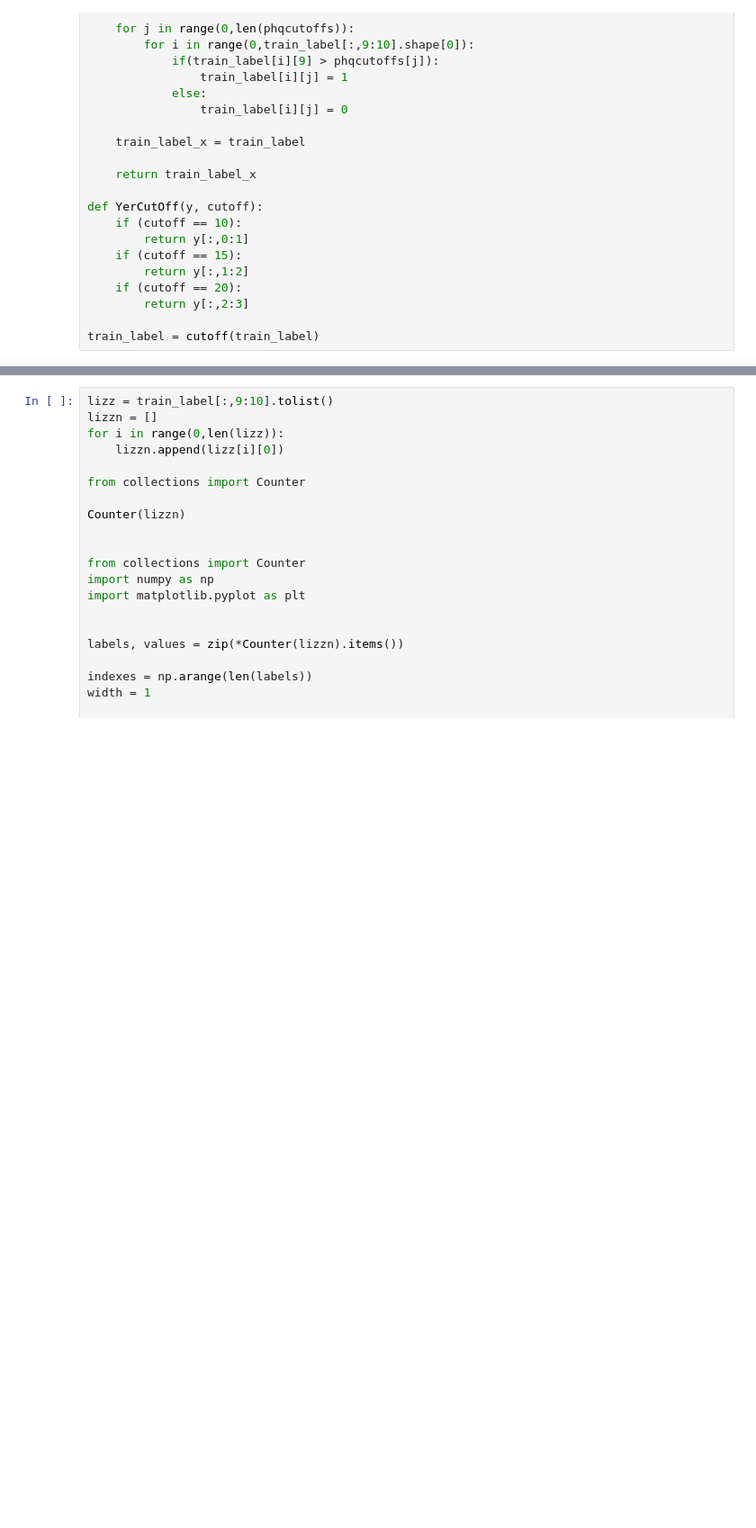
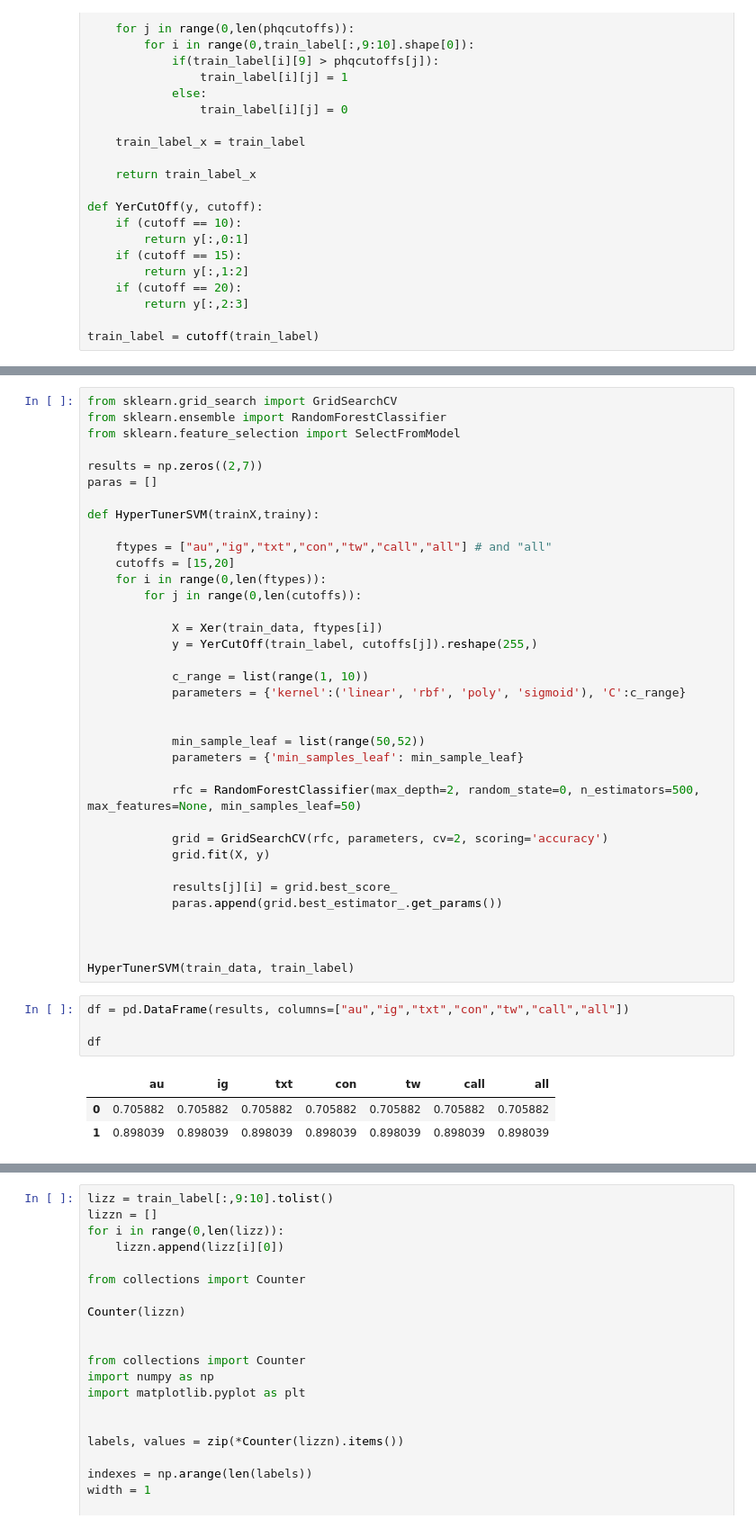
Before and after one commit to tomatopuree/predicting_depression, a Jupyter notebook: MLearn.ipynb, the cells around one changed output, grey strips where cells are left out. Shown at 90% size. Drawn from its saved outputs; the diff is of its cells as text; blank space fills up the shorter version.

```diff
--- a/MLearn.ipynb
+++ b/MLearn.ipynb
@@ -118,0 +372,44 @@ train_label = cutoff(train_label)
+# %%
+from sklearn.grid_search import GridSearchCV
+from sklearn.ensemble import RandomForestClassifier
+from sklearn.feature_selection import SelectFromModel
+
+results = np.zeros((2,7))
+paras = []
+
+def HyperTunerSVM(trainX,trainy):
+
+    ftypes = ["au","ig","txt","con","tw","call","all"] # and "all"
+    cutoffs = [15,20]
+    for i in range(0,len(ftypes)):
+        for j in range(0,len(cutoffs)):
+
+            X = Xer(train_data, ftypes[i])
+            y = YerCutOff(train_label, cutoffs[j]).reshape(255,)
+
+            c_range = list(range(1, 10))
+            parameters = {'kernel':('linear', 'rbf', 'poly', 'sigmoid'), 'C':c_range}
+
+
+            min_sample_leaf = list(range(50,52))
+            parameters = {'min_samples_leaf': min_sample_leaf}
+
+            rfc = RandomForestClassifier(max_depth=2, random_state=0, n_estimators=500, max_features=None, min_samples_leaf=50)
+
+            grid = GridSearchCV(rfc, parameters, cv=2, scoring='accuracy')
+            grid.fit(X, y)
+
+            results[j][i] = grid.best_score_
+            paras.append(grid.best_estimator_.get_params())
+
+
+
+HyperTunerSVM(train_data, train_label)
+# %%
+df = pd.DataFrame(results, columns=["au","ig","txt","con","tw","call","all"])
+
+df
+# %% [output]
+|  | au | ig | txt | con | tw | call | all |
+| 0 | 0.705882 | 0.705882 | 0.705882 | 0.705882 | 0.705882 | 0.705882 | 0.705882 |
+| 1 | 0.898039 | 0.898039 | 0.898039 | 0.898039 | 0.898039 | 0.898039 | 0.898039 |
```
Also changed, not shown: parts of 32 cells of this notebook.
